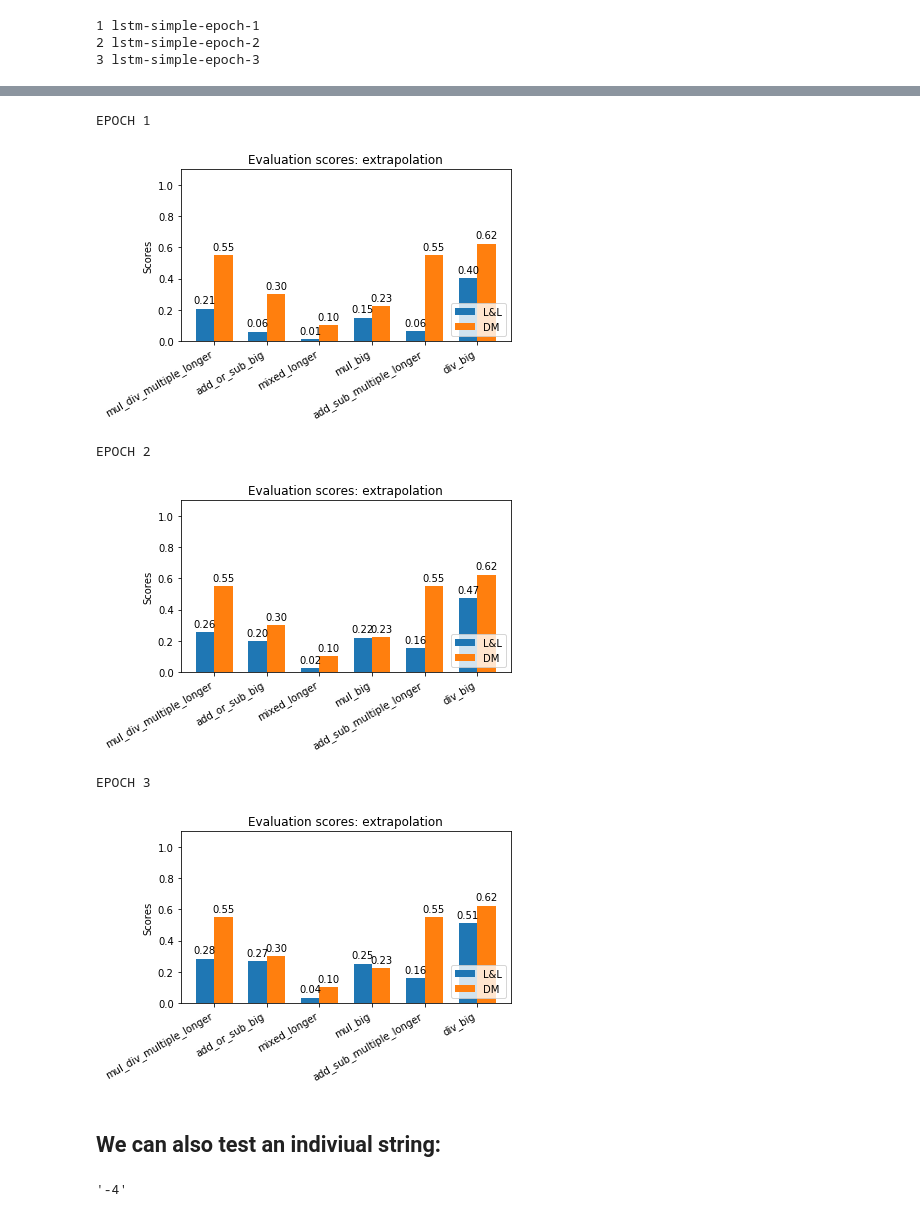
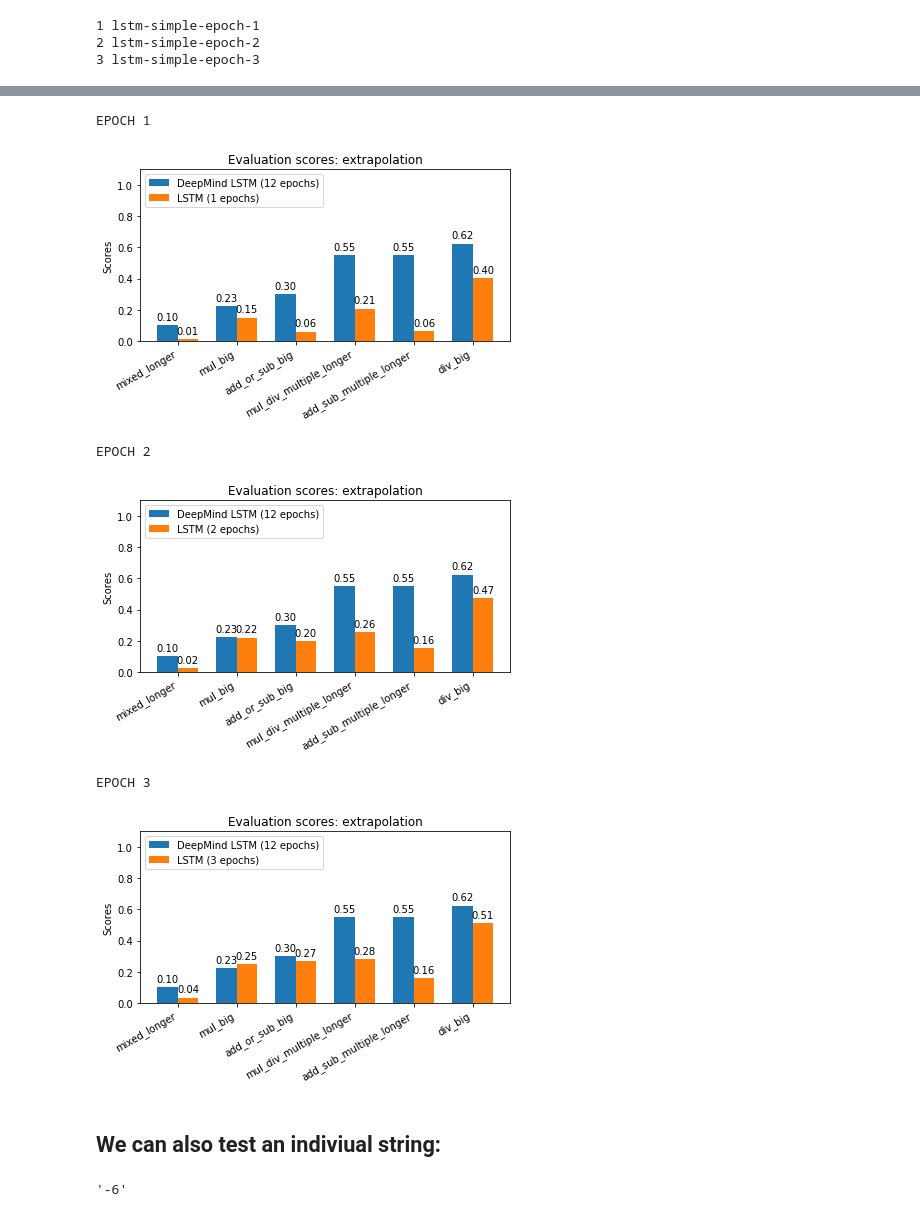
Before and after one commit to lvwerra/deep-math, a Jupyter notebook: notebooks/model-evaluation.ipynb, the cells around one changed output, grey strips where cells are left out. Cells and saved outputs as stored; diff of their text form; code cells hidden in the pictures.

```diff
--- a/notebooks/model-evaluation.ipynb
+++ b/notebooks/model-evaluation.ipynb
@@ -18,17 +22,21 @@ from src.utils import get_sequence_data
 # %% [markdown]
 ## Helper Function
 # %%
-def plot_two_results(result_1, result_2=None, experiments=['L&L'], title=''):
+def plot_two_results(result_1, result_2=None, experiments=[''], title=''):
     labels = []
     array_1 = []
     array_2 = []
 
-    for module in result_1:
+    vals = list(result_1.values())
+    labl = list(result_1.keys())
+    modules = [labl[i] for i in np.argsort(vals)]
+
+    for module in modules:
         labels.append(module.split('__')[1])
         array_1.append(result_1[module])
 
     if result_2 is not None:
-        for module in result_1:
+        for module in modules:
             array_2.append(result_2[module])
 
     x = np.arange(len(labels))  # the label locations
@@ -68,7 +76,7 @@ def plot_two_results(result_1, result_2=None, experiments=['L&L'], title=''):
 
     fig.tight_layout()
     plt.ylim([0, 1.1])
-    plt.legend(loc='lower right')
+    plt.legend(loc='upper left')
     plt.show()
 # %%
 def concatenate_texts_individual(path, pattern):
@@ -117,7 +125,7 @@ def get_data(settings_path):
 
     return settings_dict, input_texts, target_texts
 # %%
-def evaluate_arithmetics_interpolate(lstm_eval, input_texts, target_texts, print_res=False):
+def evaluate_arithmetics_interpolate(lstm_eval, input_texts, target_texts, exp_names, print_res=False):
     test_set = 'interpolate'
     results = {}
 
@@ -138,11 +146,11 @@ def evaluate_arithmetics_interpolate(lstm_eval, input_texts, target_texts, print
             print('metric:', metric, '\n')
         results[module] = metric
 
-    plot_two_results(results, results_deepmind, experiments=['L&L', 'DM'], title='interpolation')
+    plot_two_results(results_deepmind, results, experiments=exp_names, title='interpolation')
 
     return results, results_deepmind
 # %%
-def evaluate_arithmetics_extrapolate(lstm_eval, input_texts, target_texts, print_res=False):
+def evaluate_arithmetics_extrapolate(lstm_eval, input_texts, target_texts, exp_names, print_res=False):
     test_set = 'extrapolate'
     results = {}
 
@@ -161,7 +169,7 @@ def evaluate_arithmetics_extrapolate(lstm_eval, input_texts, target_texts, print
             print('metric:', metric, '\n')
         results[module] = metric
 
-    plot_two_results(results, results_deepmind, experiments=['L&L', 'DM'], title='extrapolation')
+    plot_two_results(results_deepmind, results, experiments=exp_names, title='extrapolation')
     return results, results_deepmind
 # %% [markdown]
 ## Load datasets
@@ -186,5 +192,6 @@ for epoch, job_id in job_ids.items():
     model_path = Path('../src/models/'  + job_id)
     lstm_eval = EvaluateSimpleLSTM(model_path, data_gen_pars)
     print('EPOCH', epoch)
-    res, res_dm = evaluate_arithmetics_interpolate(lstm_eval, input_texts, target_texts)
+    exp_name = 'LSTM (%i epochs)' % epoch
+    res, res_dm = evaluate_arithmetics_interpolate(lstm_eval, input_texts, target_texts, ['DeepMind LSTM (12 epochs)', exp_name])
 # %% [output]
@@ -209,19 +204,20 @@ KeyboardInterrupt:
 # %%
 for epoch, job_id in job_ids.items():
-    model_path = Path('../../../storage/artifacts/'  + job_id)
-    lstm_eval = LSTM_Evaluator(model_path)
+    model_path = Path('../src/models/'  + job_id)
+    lstm_eval = EvaluateSimpleLSTM(model_path, data_gen_pars)
     print('EPOCH', epoch)
-    res, res_dm = evaluate_arithmetics_extrapolate(lstm_eval, input_texts, target_texts)
+    exp_name = 'LSTM (%i epochs)' % epoch
+    res, res_dm = evaluate_arithmetics_extrapolate(lstm_eval, input_texts, target_texts, ['DeepMind LSTM (12 epochs)', exp_name])
 # %% [output]
 EPOCH 1
-[figure, old version]
+[figure, new version]
 EPOCH 2
-[figure, old version]
+[figure, new version]
 EPOCH 3
-[figure, old version]
+[figure, new version]
 # %% [markdown]
 ## We can also test an indiviual string:
 # %%
-lstm_eval.predict_on_string('1 / 7')
+lstm_eval.predict_on_string('1 / 1')
 # %% [output]
-'-4'
+'-6'
```
Also changed, not shown: parts of 4 cells of this notebook.
